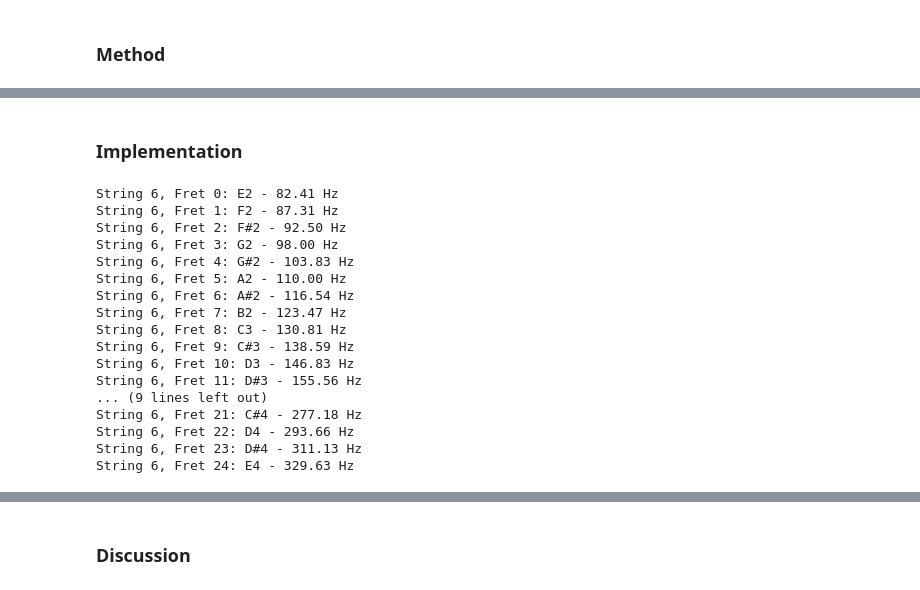
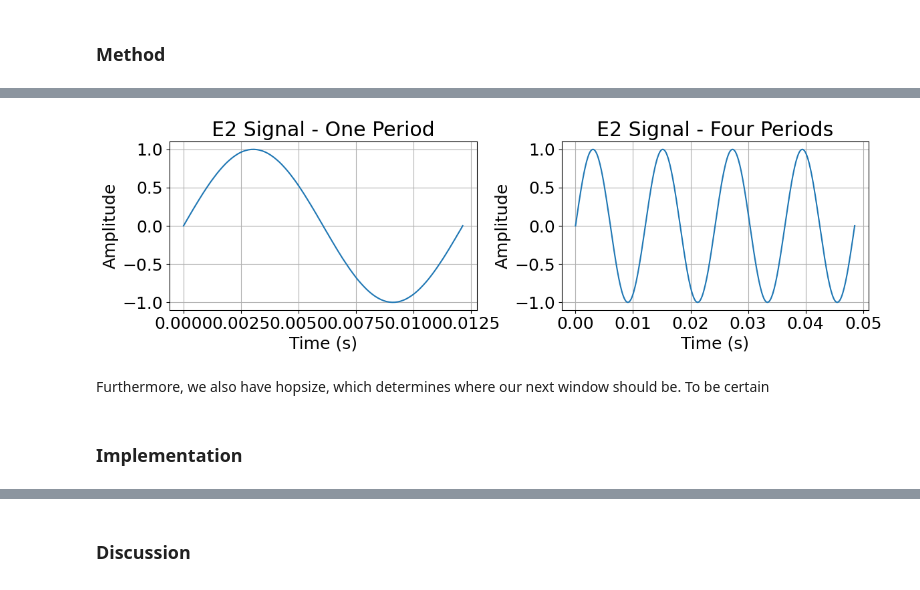
Before and after one commit to VictJoh/GuitarRecognition, a Jupyter notebook: GuitarRecognition_comp-essau.ipynb, the cells around one changed output, grey strips where cells are left out. Cells and saved outputs as stored; diff of their text form; code cells hidden in the pictures.

```diff
--- a/GuitarRecognition_comp-essau.ipynb
+++ b/GuitarRecognition_comp-essau.ipynb
@@ -72,3 +123,41 @@ Or the spectral flux given by the Euclidian distance between two spectra. Or a c
+# %%
+
+
+# Define E2 note frequency (Hz)
+f_E2 = 82.41
+
+# Define time periods
+T = 1 / f_E2  # One period
+t1 = np.linspace(0, T, 100)  # Time array for one period
+t2 = np.linspace(0, 4*T, 400)  # Time array for two periods
+
+# Generate the sine wave for E2
+signal1 = np.sin(2 * np.pi * f_E2 * t1)
+signal2 = np.sin(2 * np.pi * f_E2 * t2)
+
+# Plot the signals
+fig, axes = plt.subplots(1, 2, figsize=(12, 4))
+
+# Left plot (One period)
+axes[0].plot(t1, signal1)
+axes[0].set_title("E2 Signal - One Period")
+axes[0].set_xlabel("Time (s)")
+axes[0].set_ylabel("Amplitude")
+axes[0].grid()
+
+# Right plot (Four periods)
+axes[1].plot(t2, signal2)
+axes[1].set_title("E2 Signal - Four Periods")
+axes[1].set_xlabel("Time (s)")
+axes[1].set_ylabel("Amplitude")
+axes[1].grid()
+
+plt.tight_layout()
+plt.show()
+# %% [output]
+[figure, added]
+# %% [markdown]
+Furthermore, we also have hopsize, which determines where our next window should be. To be certain
 # %% [markdown]
 ### Implementation
 # %%
@@ -203,29 +302,6 @@ for string, open_note in tuning.items():
         freq = offset_to_freq(current_offset)
         notes_for_string.append((fret, note_name, freq))
     guitar_notes[string] = notes_for_string
-# %%
-
-# Example: print the computed information for string 6 (low E)
-for fret, note_name, freq in guitar_notes[6]:
-    print(f"String 6, Fret {fret}: {note_name} - {freq:.2f} Hz")
-# %% [output]
-String 6, Fret 0: E2 - 82.41 Hz
-String 6, Fret 1: F2 - 87.31 Hz
-String 6, Fret 2: F#2 - 92.50 Hz
-String 6, Fret 3: G2 - 98.00 Hz
-String 6, Fret 4: G#2 - 103.83 Hz
-String 6, Fret 5: A2 - 110.00 Hz
-String 6, Fret 6: A#2 - 116.54 Hz
-String 6, Fret 7: B2 - 123.47 Hz
-String 6, Fret 8: C3 - 130.81 Hz
-String 6, Fret 9: C#3 - 138.59 Hz
-String 6, Fret 10: D3 - 146.83 Hz
-String 6, Fret 11: D#3 - 155.56 Hz
-... (9 lines left out)
-String 6, Fret 21: C#4 - 277.18 Hz
-String 6, Fret 22: D4 - 293.66 Hz
-String 6, Fret 23: D#4 - 311.13 Hz
-String 6, Fret 24: E4 - 329.63 Hz
 # %%
 from scipy.signal import stft
 
```
Also changed, not shown: parts of 43 cells of this notebook, 5 other files.
